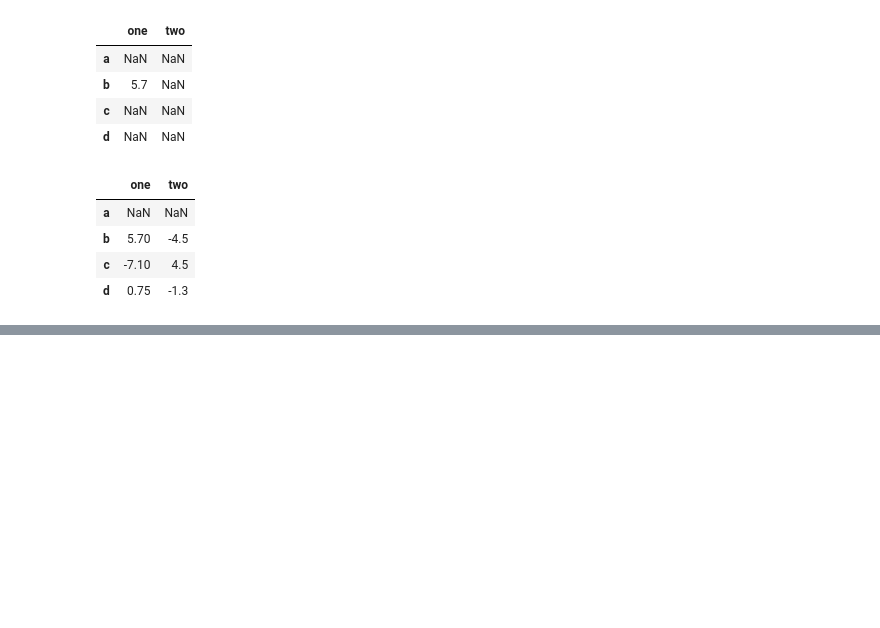
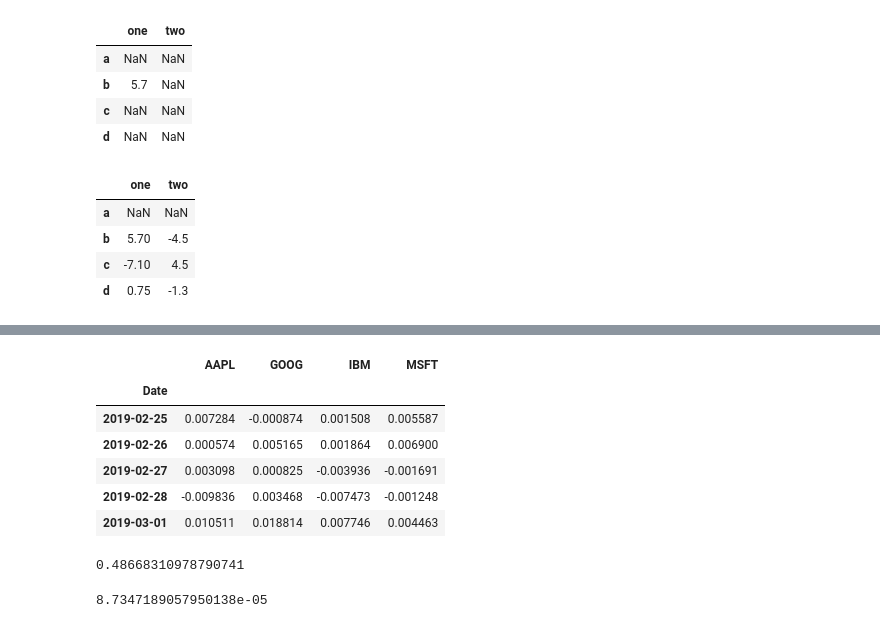
Before and after one commit to goomhow/learn-dm, a Jupyter notebook: capture-5-2.ipynb, the cells around one changed output, grey strips where cells are left out. Drawn from its saved outputs; the diff is of its cells as text; code cells hidden in the pictures; blank space fills up the shorter version.

```diff
--- a/capture-5-2.ipynb
+++ b/capture-5-2.ipynb
@@ -901,0 +945,18 @@ ModuleNotFoundError: No module named 'pandas_datareader'
+# %%
+returns.tail()
+# %% [output]
+|  | AAPL | GOOG | IBM | MSFT |
+| Date |  |  |  |  |
+| 2019-02-25 | 0.007284 | -0.000874 | 0.001508 | 0.005587 |
+| 2019-02-26 | 0.000574 | 0.005165 | 0.001864 | 0.006900 |
+| 2019-02-27 | 0.003098 | 0.000825 | -0.003936 | -0.001691 |
+| 2019-02-28 | -0.009836 | 0.003468 | -0.007473 | -0.001248 |
+| 2019-03-01 | 0.010511 | 0.018814 | 0.007746 | 0.004463 |
+# %%
+returns['MSFT'].corr(returns['IBM'])
+# %% [output]
+0.48668310978790741
+# %%
+returns['MSFT'].cov(returns['IBM'])
+# %% [output]
+8.7347189057950138e-05
```
Also changed, not shown: parts of 25 cells of this notebook.
